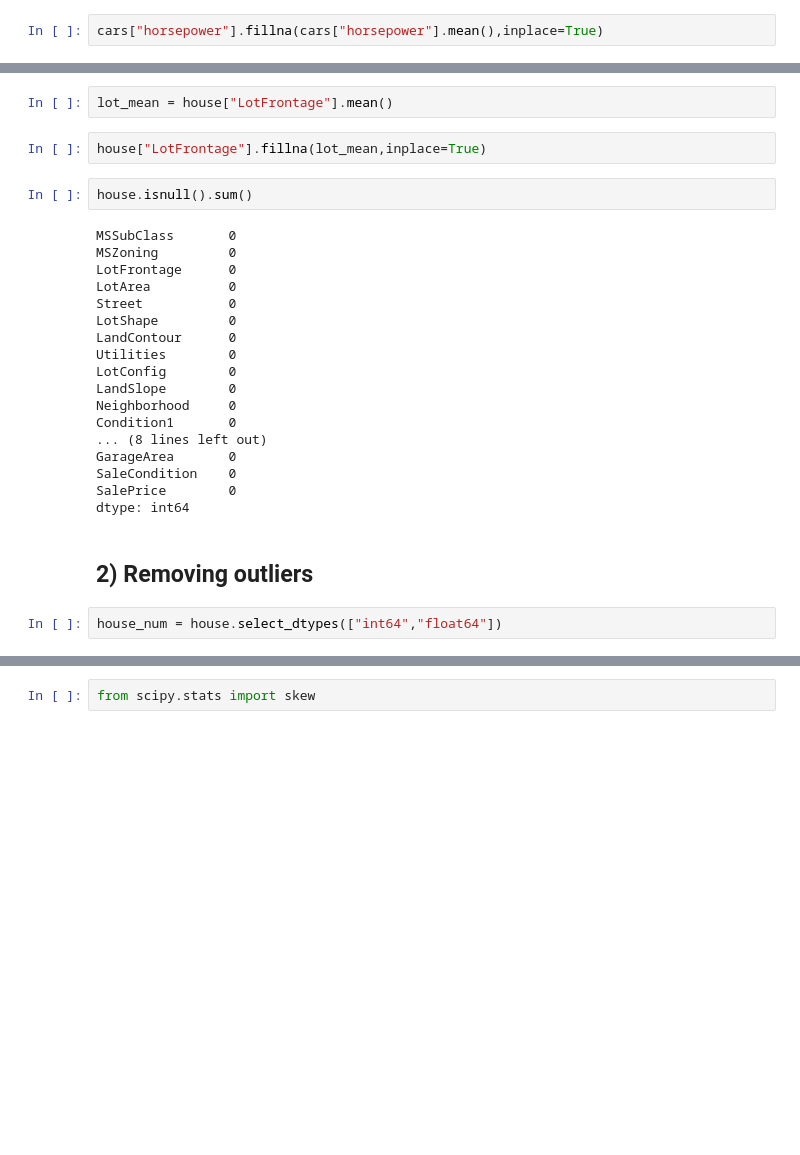
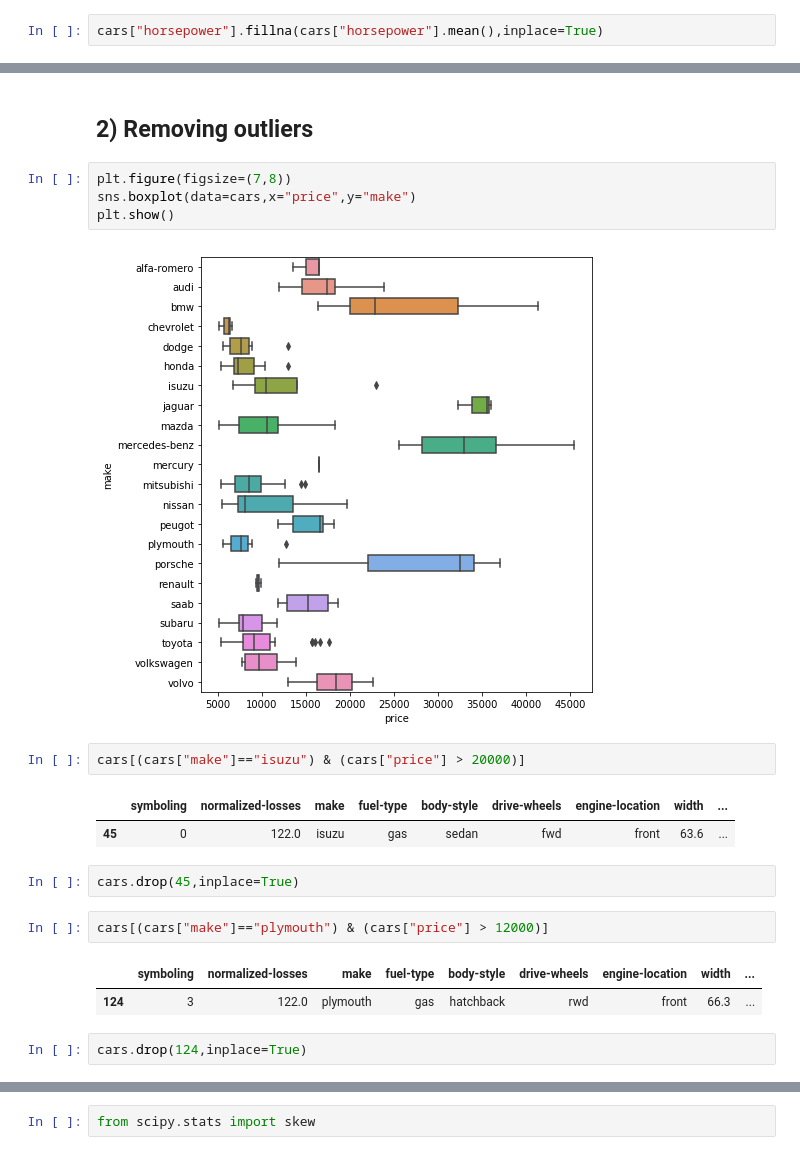
Before and after one commit to sukamal-ai/Machine_Learning_Cheat_Sheets, a Jupyter notebook: EDA and preprocessing.ipynb, the cells around one changed output, grey strips where cells are left out. Drawn from its saved outputs; the diff is of its cells as text; blank space fills up the shorter version.

```diff
--- a/EDA and preprocessing.ipynb
+++ b/EDA and preprocessing.ipynb
@@ -341,28 +264,22 @@ house.drop(["Alley"],axis=1,inplace=True)
-# %%
-lot_mean = house["LotFrontage"].mean()
-# %%
-house["LotFrontage"].fillna(lot_mean,inplace=True)
-# %%
-house.isnull().sum()
-# %% [output]
-MSSubClass       0
-MSZoning         0
-LotFrontage      0
-LotArea          0
-Street           0
-LotShape         0
-LandContour      0
-Utilities        0
-LotConfig        0
-LandSlope        0
-Neighborhood     0
-Condition1       0
-... (8 lines left out)
-GarageArea       0
-SaleCondition    0
-SalePrice        0
-dtype: int64
 # %% [markdown]
 ## 2) Removing outliers
-# %%
-house_num = house.select_dtypes(["int64","float64"])
+# %%
+plt.figure(figsize=(7,8))
+sns.boxplot(data=cars,x="price",y="make")
+plt.show()
+# %% [output]
+[figure, added]
+# %%
+cars[(cars["make"]=="isuzu") & (cars["price"] > 20000)]
+# %% [output]
+|  | symboling | normalized-losses | make | fuel-type | body-style | drive-wheels | engine-location | width | ... |
+| 45 | 0 | 122.0 | isuzu | gas | sedan | fwd | front | 63.6 | ... |
+# %%
+cars.drop(45,inplace=True)
+# %%
+cars[(cars["make"]=="plymouth") & (cars["price"] > 12000)]
+# %% [output]
+|  | symboling | normalized-losses | make | fuel-type | body-style | drive-wheels | engine-location | width | ... |
+| 124 | 3 | 122.0 | plymouth | gas | hatchback | rwd | front | 66.3 | ... |
+# %%
+cars.drop(124,inplace=True)
```
Also changed, not shown: parts of 74 cells of this notebook.
